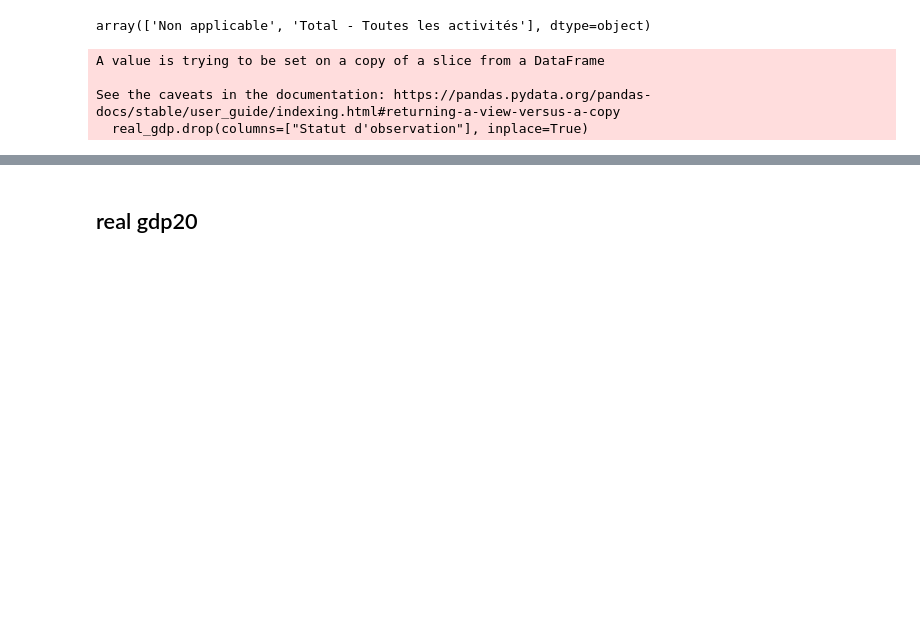
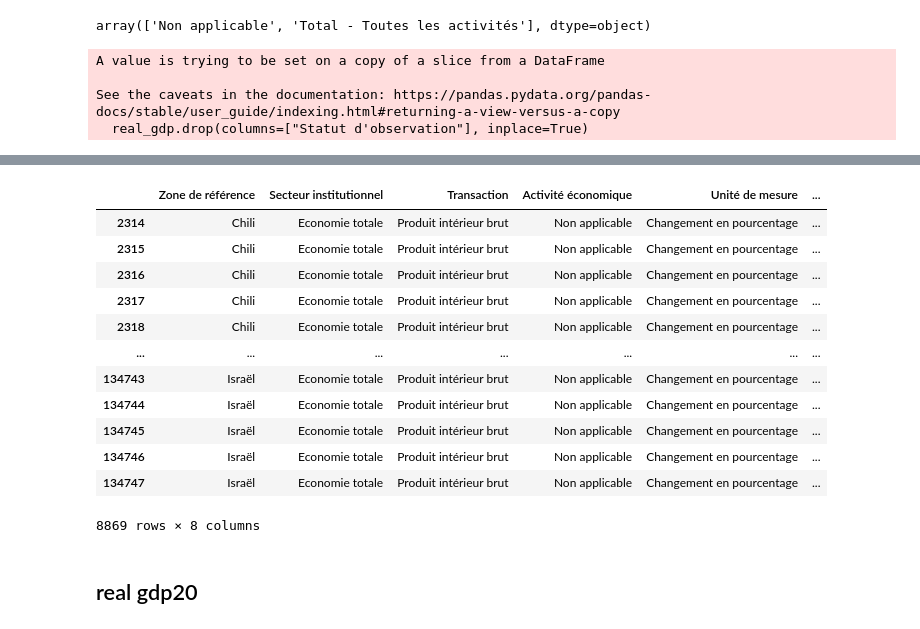
Before and after one commit to ManuelaBarreto/Practice_Project, a Jupyter notebook: cleaning_gdp.ipynb, the cells around one changed output, grey strips where cells are left out. Cells and saved outputs as stored; diff of their text form; code cells hidden in the pictures; blank space fills up the shorter version.

```diff
--- a/cleaning_gdp.ipynb
+++ b/cleaning_gdp.ipynb
@@ -159 +143,21 @@ real_gdp
+# %%
+real_gdp = real_gdp[real_gdp["Secteur institutionnel"] == "Economie totale"]
+real_gdp = real_gdp[real_gdp["Transaction"] == "Produit intérieur brut"]
+real_gdp = real_gdp[real_gdp["Transformation"] == "Taux de croissance, période sur période"]
+
+real_gdp
+# %% [output]
+|  | Zone de référence | Secteur institutionnel | Transaction | Activité économique | Unité de mesure | ... |
+| 2314 | Chili | Economie totale | Produit intérieur brut | Non applicable | Changement en pourcentage | ... |
+| 2315 | Chili | Economie totale | Produit intérieur brut | Non applicable | Changement en pourcentage | ... |
+| 2316 | Chili | Economie totale | Produit intérieur brut | Non applicable | Changement en pourcentage | ... |
+| 2317 | Chili | Economie totale | Produit intérieur brut | Non applicable | Changement en pourcentage | ... |
+| 2318 | Chili | Economie totale | Produit intérieur brut | Non applicable | Changement en pourcentage | ... |
+| ... | ... | ... | ... | ... | ... | ... |
+| 134743 | Israël | Economie totale | Produit intérieur brut | Non applicable | Changement en pourcentage | ... |
+| 134744 | Israël | Economie totale | Produit intérieur brut | Non applicable | Changement en pourcentage | ... |
+| 134745 | Israël | Economie totale | Produit intérieur brut | Non applicable | Changement en pourcentage | ... |
+| 134746 | Israël | Economie totale | Produit intérieur brut | Non applicable | Changement en pourcentage | ... |
+| 134747 | Israël | Economie totale | Produit intérieur brut | Non applicable | Changement en pourcentage | ... |
+8869 rows × 8 columns
 # %%
```
Also changed, not shown: parts of 3 cells of this notebook, 3 other files.
